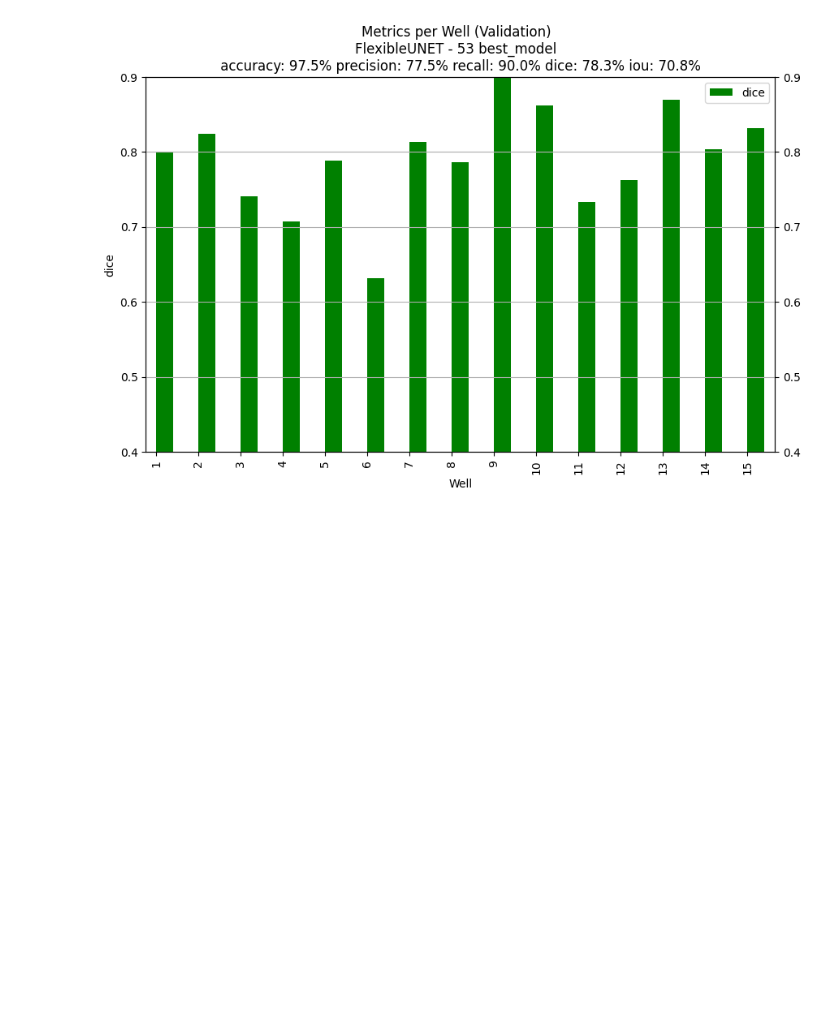
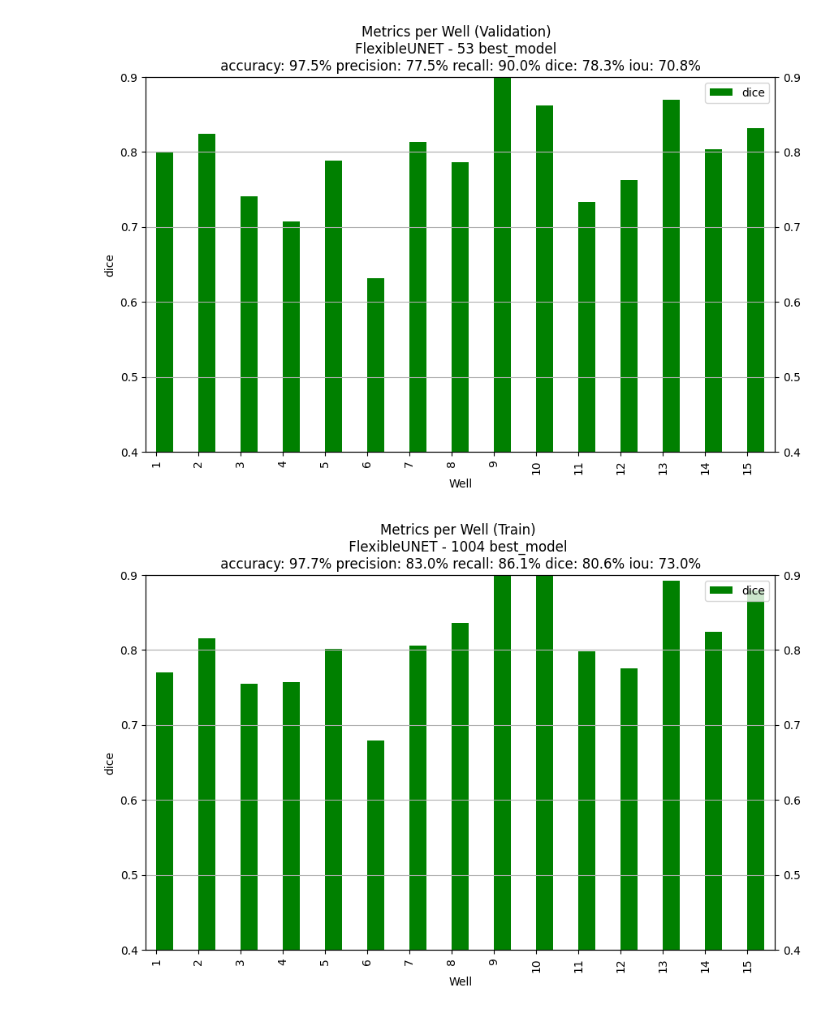
Before and after one commit to balthazarneveu/geosciences, a Jupyter notebook: TP_5/evaluation.ipynb, the cells around one changed output. Saved outputs shown, nothing was run; the diff lists cells and outputs as text; code cells hidden in the pictures; blank space fills up the shorter version.

```diff
--- a/TP_5/evaluation.ipynb
+++ b/TP_5/evaluation.ipynb
@@ -85,0 +59,16 @@ def get_global_metrics_str(metrics_dict):
+# %%
+list_df_plot = []
+label_list = []
+for exp in exp_list:
+    metrics_validation, detailed_metrics_validation, metrics_train, detailed_metrics_train, model_config, df_train, df_validation, model_name = results_dict[exp]
+    list_df_plot.append(df_train)
+    label_list.append(model_name + (' -Distilled' if model_config.get(DISTILLATION, False) else "") + f' {model_config["model"]["n_params"]/1000:.1f}k parameters'+ " train")
+compare_performance_per_well(list_df_plot, label_list=label_list)
+
+list_df_plot = []
+label_list = []
+for exp in exp_list:
+    metrics_validation, detailed_metrics_validation, metrics_train, detailed_metrics_train, model_config, df_train, df_validation, model_name = results_dict[exp]
+    list_df_plot.append(df_validation)
+    label_list.append(model_name + (' -Distilled' if model_config.get(DISTILLATION, False) else "") + f' {model_config["model"]["n_params"]/1000:.1f}k parameters'+ " Validation")
+compare_performance_per_well(list_df_plot, label_list=label_list)
@@ -86,14 +78,12 @@ def get_global_metrics_str(metrics_dict):
 # %%
-df_train = pd.DataFrame(detailed_metrics_train)
 chosen_metrics=[F1_SCORE,]
 # chosen_metrics = [PRECISION, RECALL]
-model_name = model_config['model']['name'] + ' - ' + str(exp) + " " + checkpoint
-
-visualize_performance_per_well(df_train, chosen_metrics=chosen_metrics, title=f'Metrics per Well (Train) \n {model_name}  \n {get_global_metrics_str(metrics_train)}')
-
-df_validation = pd.DataFrame(detailed_metrics_validation)
-visualize_performance_per_well(df_validation, chosen_metrics=chosen_metrics, title=f'Metrics per Well (Validation)  \n{model_name}  \n {get_global_metrics_str(metrics_validation)}')
+for exp in exp_list:
+    metrics_validation, detailed_metrics_validation, metrics_train, detailed_metrics_train, model_config, df_train, df_validation, model_name = results_dict[exp]
+    visualize_performance_per_well(df_train, chosen_metrics=chosen_metrics, title=f'Metrics per Well (Train) \n {model_name}  \n {get_global_metrics_str(metrics_train)}')
+    visualize_performance_per_well(df_validation, chosen_metrics=chosen_metrics, title=f'Metrics per Well (Validation)  \n{model_name}  \n {get_global_metrics_str(metrics_validation)}')
 ### -> Test 1 3 4 5
 # %% [output]
 [figure]
 [figure]
+[figure, added]
```
Also changed, not shown: parts of 11 cells of this notebook, 11 other files.
